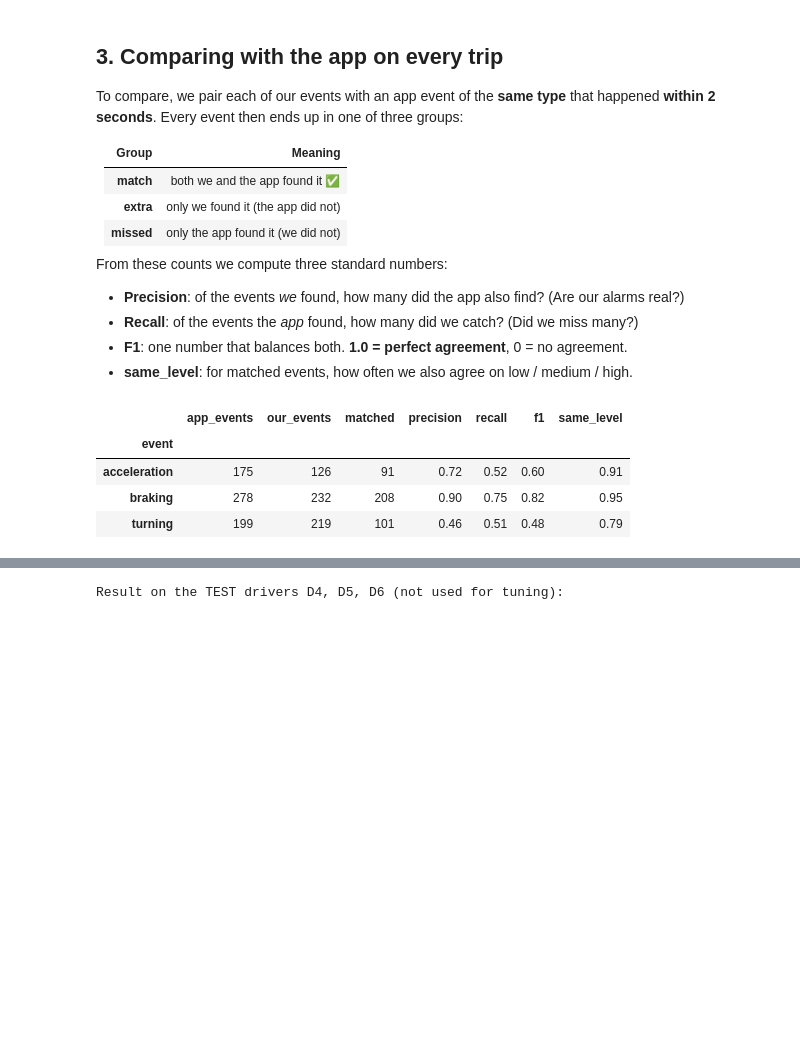
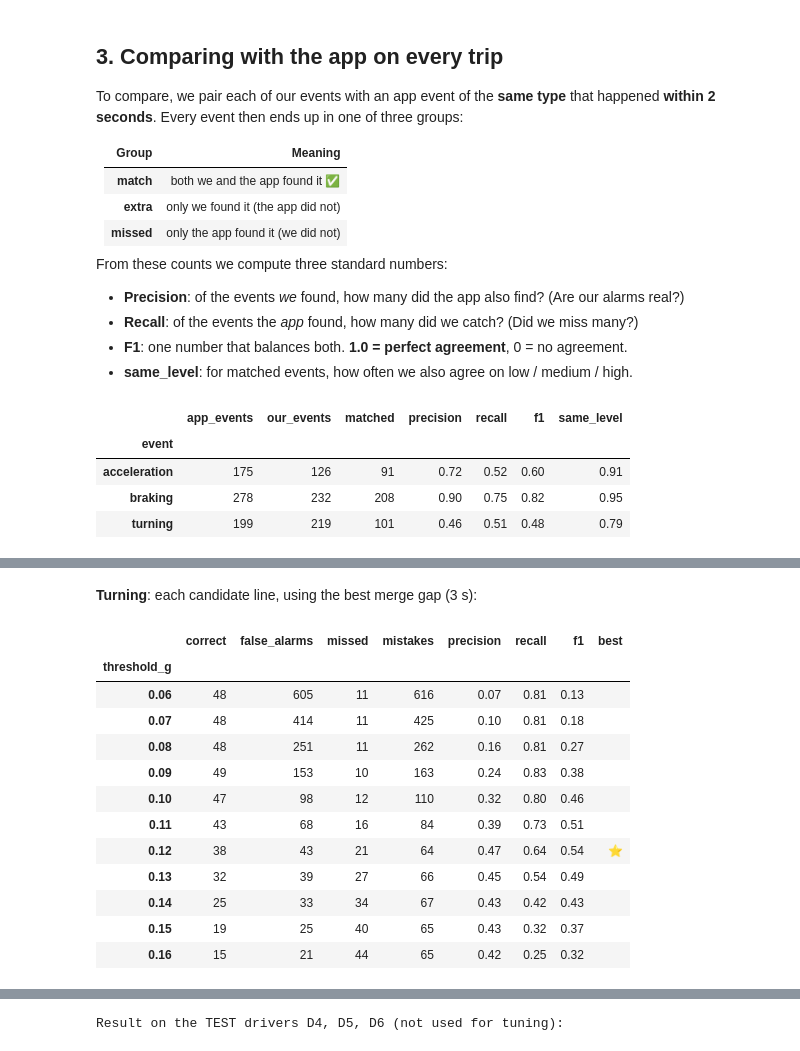
Before and after one commit to Ksh1tij777/Car_Behaviour, a Jupyter notebook: notebooks/02_event_detection.ipynb, the cells around one changed output, grey strips where cells are left out. Drawn from its saved outputs; the diff is of its cells as text; code cells hidden in the pictures; blank space fills up the shorter version.

```diff
--- a/notebooks/02_event_detection.ipynb
+++ b/notebooks/02_event_detection.ipynb
@@ -182,0 +274,20 @@ plt.show()
+# %% [markdown]
+**Turning**: each candidate line, using the best merge gap (3 s):
+# %%
+
+t = tuning_tables["turning"]
+t[t.merge_gap_s == 3.0].drop(columns="merge_gap_s").set_index("threshold_g")
+# %% [output]
+|  | correct | false_alarms | missed | mistakes | precision | recall | f1 | best |
+| threshold_g |  |  |  |  |  |  |  |  |
+| 0.06 | 48 | 605 | 11 | 616 | 0.07 | 0.81 | 0.13 |  |
+| 0.07 | 48 | 414 | 11 | 425 | 0.10 | 0.81 | 0.18 |  |
+| 0.08 | 48 | 251 | 11 | 262 | 0.16 | 0.81 | 0.27 |  |
+| 0.09 | 49 | 153 | 10 | 163 | 0.24 | 0.83 | 0.38 |  |
+| 0.10 | 47 | 98 | 12 | 110 | 0.32 | 0.80 | 0.46 |  |
+| 0.11 | 43 | 68 | 16 | 84 | 0.39 | 0.73 | 0.51 |  |
+| 0.12 | 38 | 43 | 21 | 64 | 0.47 | 0.64 | 0.54 | ⭐ |
+| 0.13 | 32 | 39 | 27 | 66 | 0.45 | 0.54 | 0.49 |  |
+| 0.14 | 25 | 33 | 34 | 67 | 0.43 | 0.42 | 0.43 |  |
+| 0.15 | 19 | 25 | 40 | 65 | 0.43 | 0.32 | 0.37 |  |
+| 0.16 | 15 | 21 | 44 | 65 | 0.42 | 0.25 | 0.32 |  |
```
Also changed, not shown: parts of 10 cells of this notebook, 4 other files.
